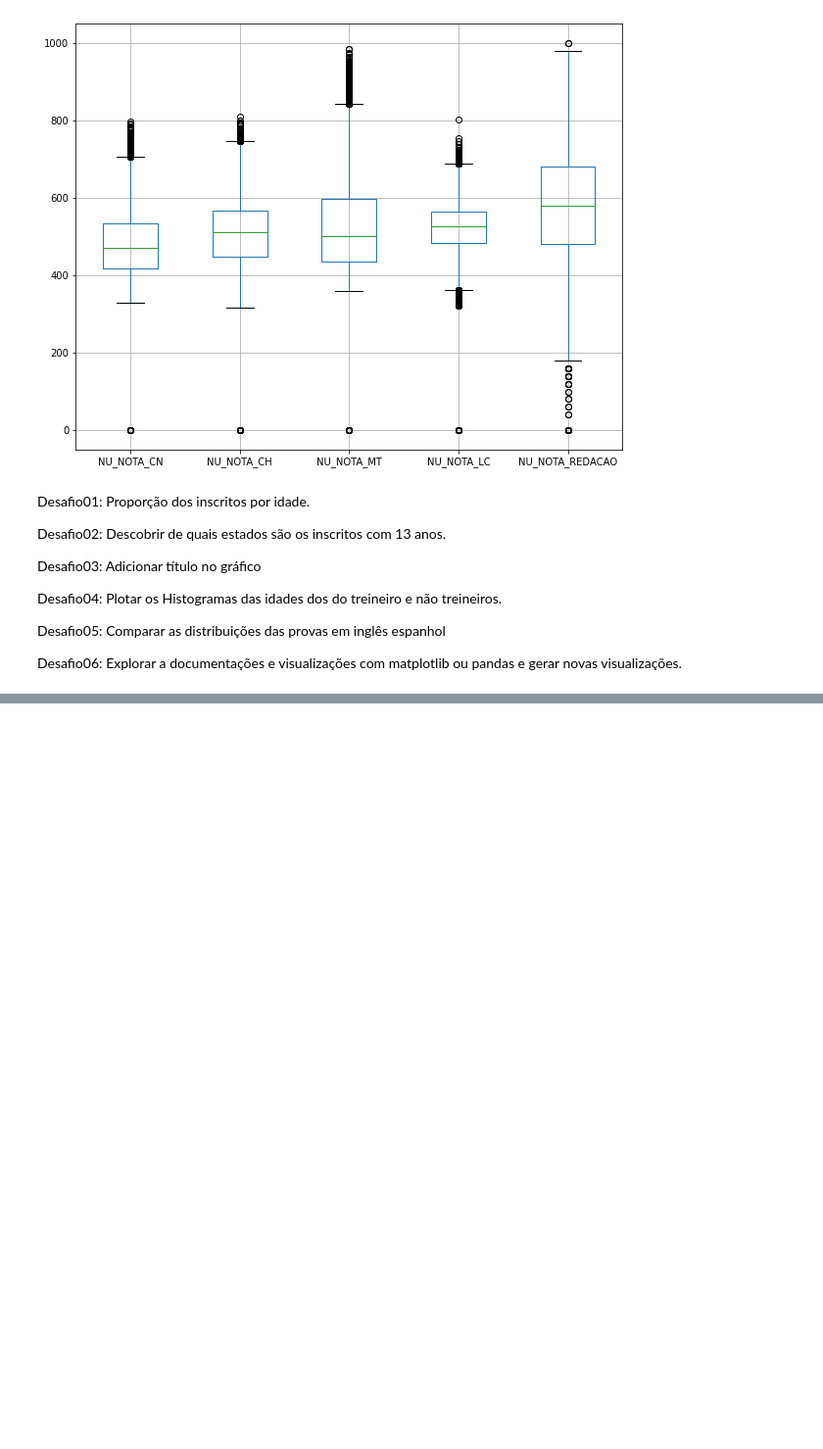
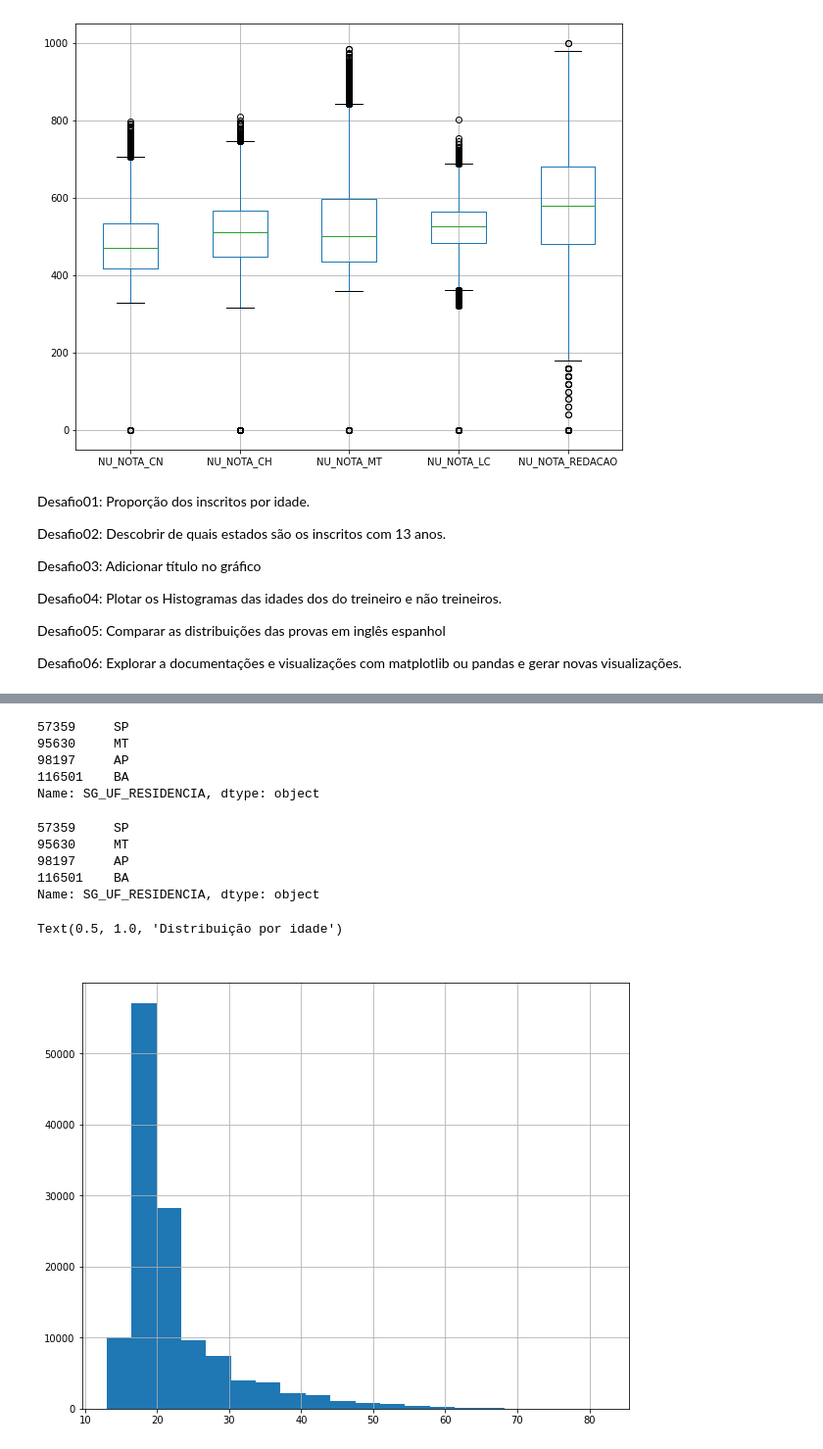
Before and after one commit to fkay/imersao_dados_alura_2_2020, a Jupyter notebook: Aula01.ipynb, the cells around one changed output, grey strips where cells are left out. Shown at 98% size. Drawn from its saved outputs; the diff is of its cells as text; code cells hidden in the pictures; blank space fills up the shorter version.

```diff
--- a/Aula01.ipynb
+++ b/Aula01.ipynb
@@ -235,0 +252,24 @@ Desafio06: Explorar a documentações e visualizações com matplotlib ou pandas
+# %%
+# Desafio 02
+dados[dados["NU_IDADE"] == 13]["SG_UF_RESIDENCIA"]
+# %% [output]
+57359     SP
+95630     MT
+98197     AP
+116501    BA
+Name: SG_UF_RESIDENCIA, dtype: object
+# %%
+dados.query("NU_IDADE == 13")["SG_UF_RESIDENCIA"]
+# %% [output]
+57359     SP
+95630     MT
+98197     AP
+116501    BA
+Name: SG_UF_RESIDENCIA, dtype: object
+# %%
+# Desafio 03
+ax = dados["NU_IDADE"].hist(bins = 20, figsize = (10,8))
+ax.set_title("Distribuição por idade", fontdict={"fontsize":20, "color":"white"})
+# %% [output]
+Text(0.5, 1.0, 'Distribuição por idade')
+[figure, added]
```
Also changed, not shown: parts of 4 cells of this notebook.
